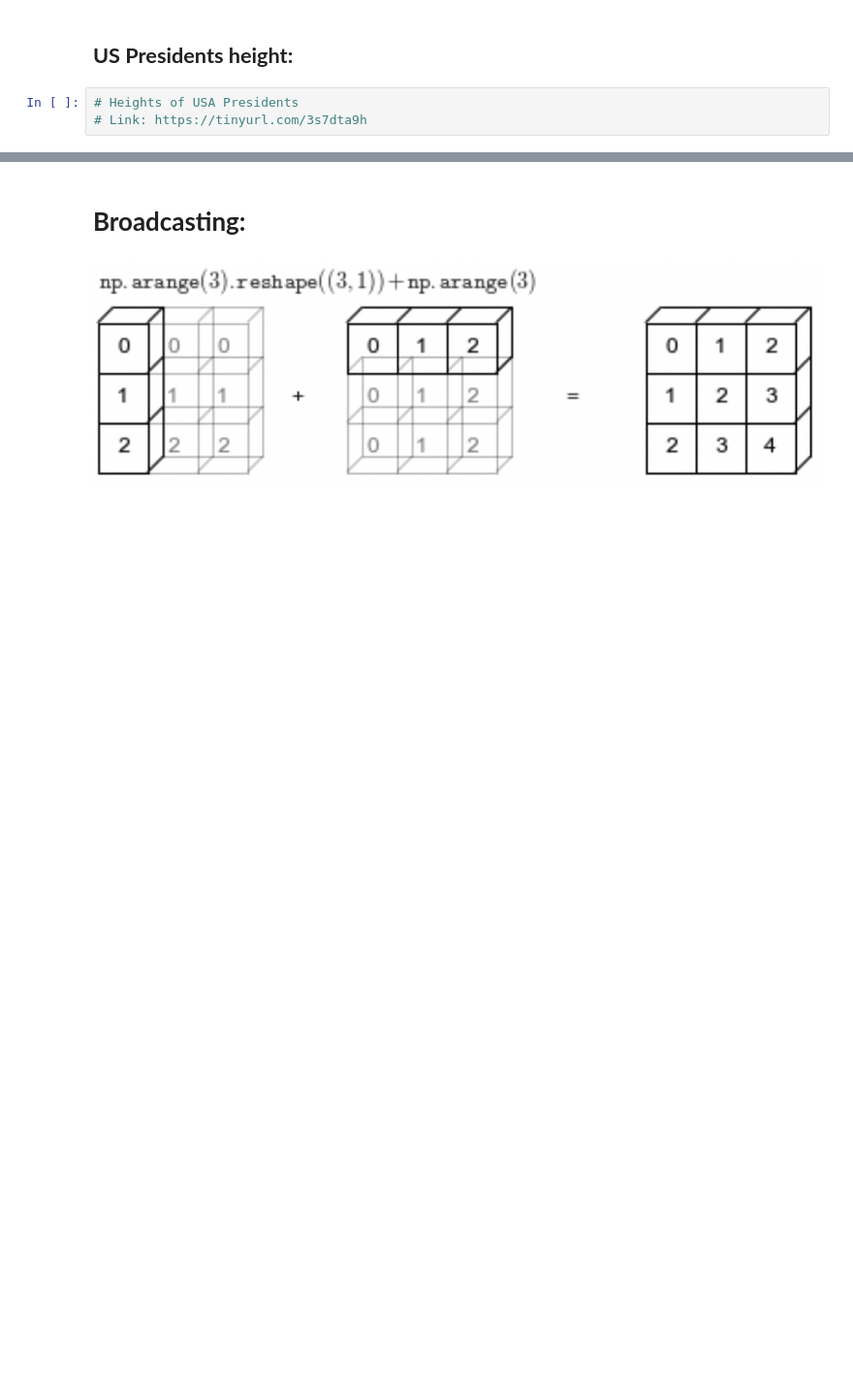
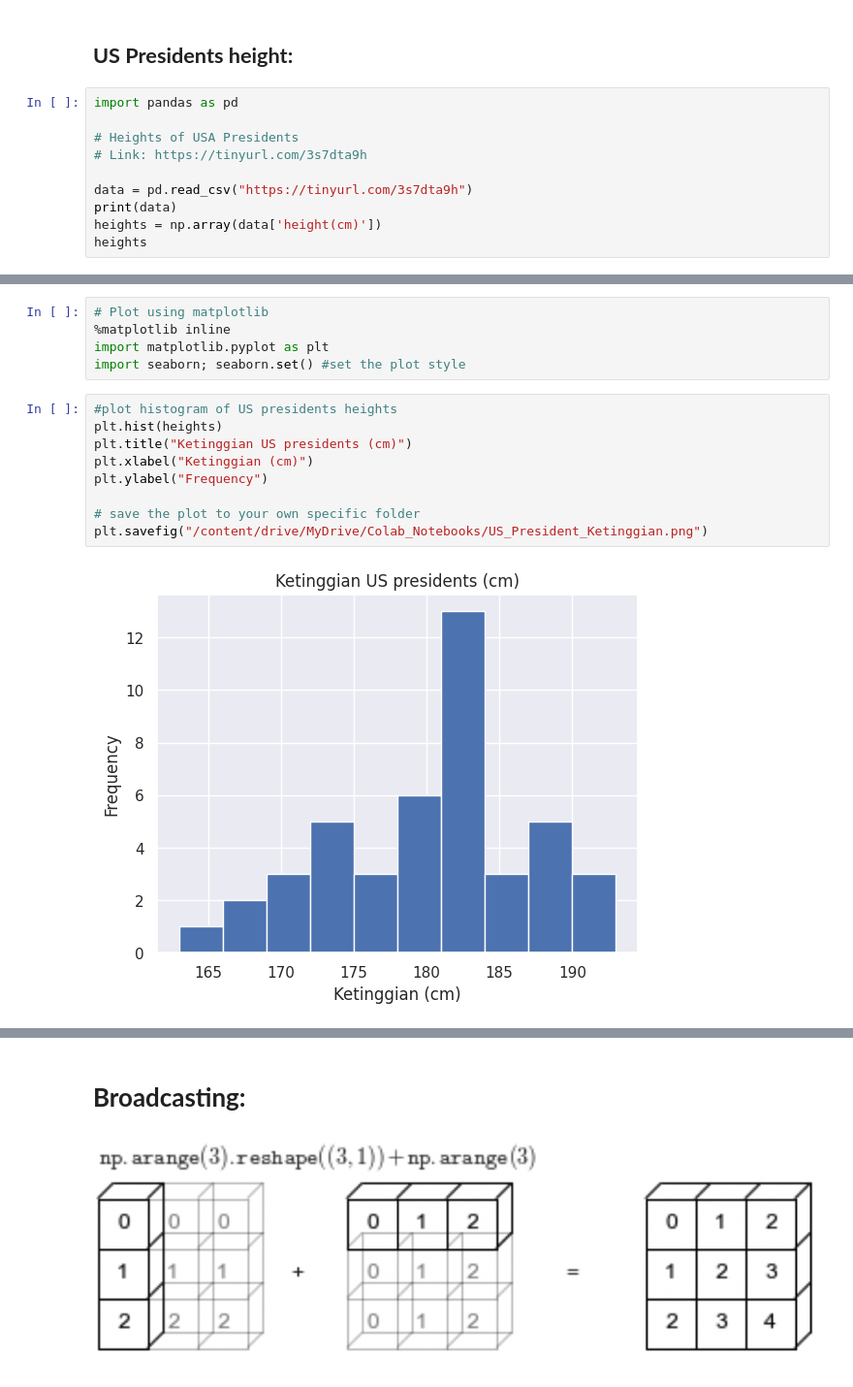
Before and after one commit to AzlinRusnan/STQD6014-Data-Science, a Jupyter notebook: Azlin_Week07_NumPy_20231203_WC.ipynb, the cells around one changed output, grey strips where cells are left out. Shown: that part at 97% size. Cells and saved outputs as stored; diff of their text form; blank space fills up the shorter version.

```diff
--- a/Azlin_Week07_NumPy_20231203_WC.ipynb
+++ b/Azlin_Week07_NumPy_20231203_WC.ipynb
@@ -863,6 +868,13 @@ np.min(big_array), np.max(big_array)
 # %% [markdown]
 ## **US Presidents height:**
 # %%
+import pandas as pd
+
 # Heights of USA Presidents
 # Link: https://tinyurl.com/3s7dta9h
+
+data = pd.read_csv("https://tinyurl.com/3s7dta9h")
+print(data)
+heights = np.array(data['height(cm)'])
+heights
 # %% [output]
@@ -893,0 +923,16 @@ array([5, 6, 7])
+# %%
+# Plot using matplotlib
+%matplotlib inline
+import matplotlib.pyplot as plt
+import seaborn; seaborn.set() #set the plot style
+# %%
+#plot histogram of US presidents heights
+plt.hist(heights)
+plt.title("Ketinggian US presidents (cm)")
+plt.xlabel("Ketinggian (cm)")
+plt.ylabel("Frequency")
+
+# save the plot to your own specific folder
+plt.savefig("/content/drive/MyDrive/Colab_Notebooks/US_President_Ketinggian.png")
+# %% [output]
+[figure, added]
```
Also changed, not shown: parts of 79 cells of this notebook.
